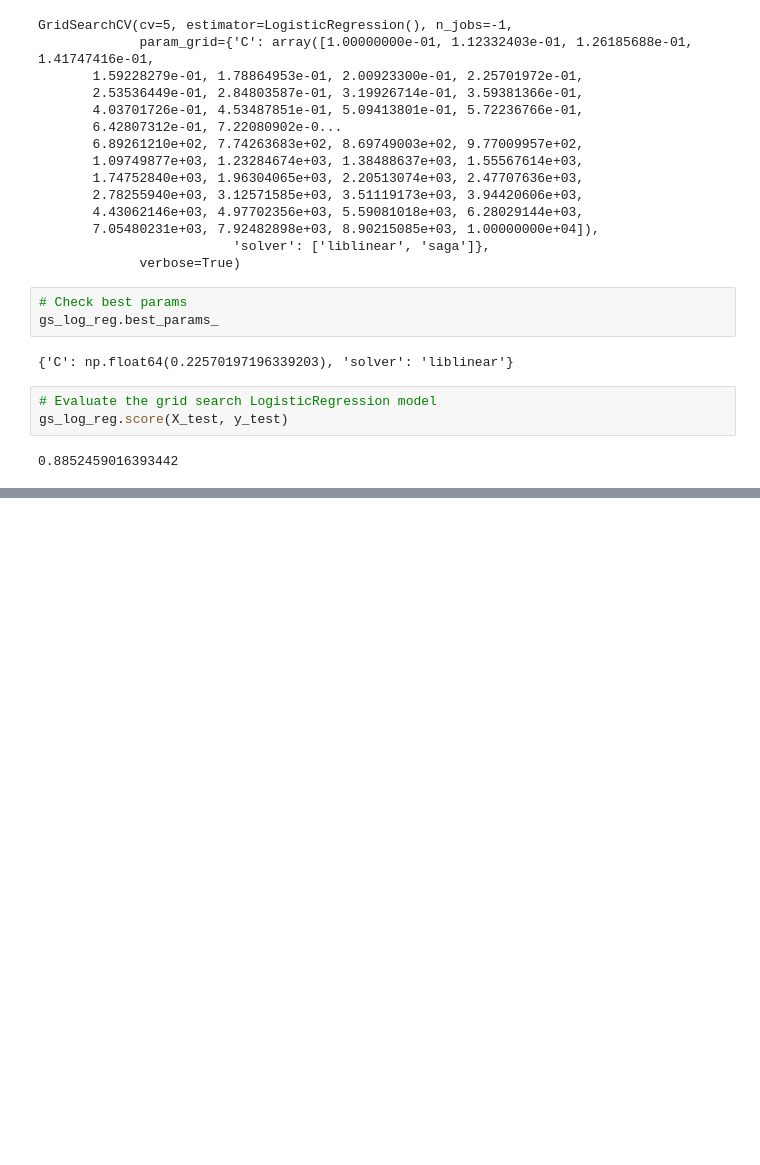
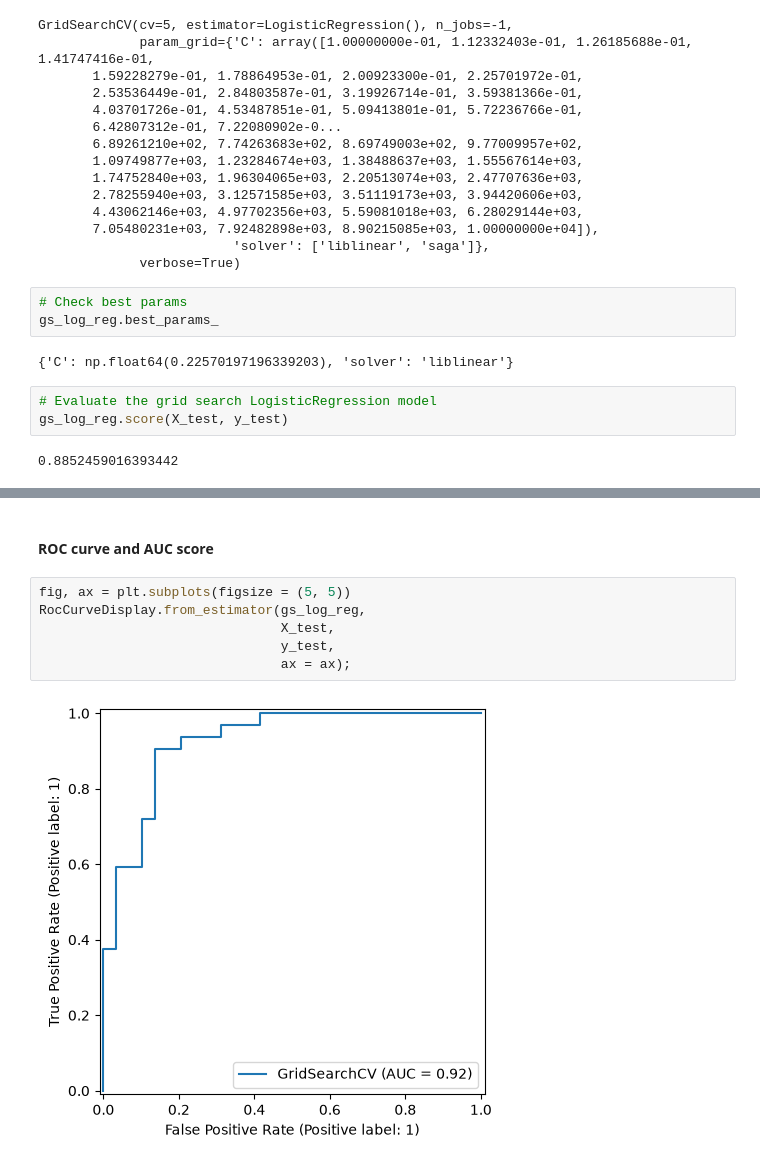
Before and after one commit to Avyayyy/heart-disease-classification, a Jupyter notebook: heart-disease-classification.ipynb, the cells around one changed output, grey strips where cells are left out. Drawn from its saved outputs; the diff is of its cells as text; blank space fills up the shorter version.

```diff
--- a/heart-disease-classification.ipynb
+++ b/heart-disease-classification.ipynb
@@ -554,0 +592,10 @@ gs_log_reg.score(X_test, y_test)
+# %% [markdown]
+#### ROC curve and AUC score
+# %%
+fig, ax = plt.subplots(figsize = (5, 5))
+RocCurveDisplay.from_estimator(gs_log_reg,
+                               X_test,
+                               y_test,
+                               ax = ax);
+# %% [output]
+[figure, added]
```
Also changed, not shown: parts of 15 cells of this notebook.
